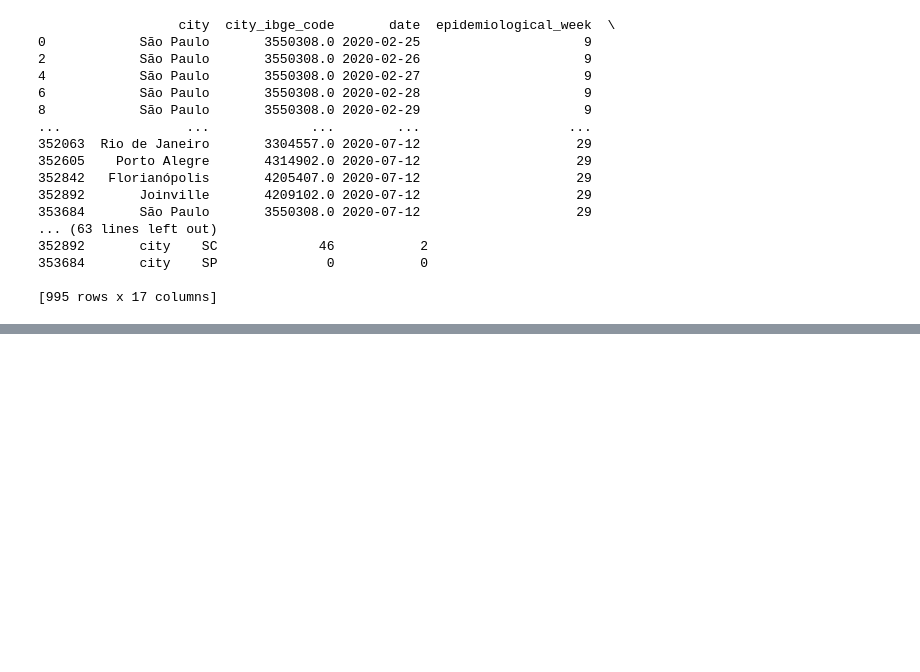
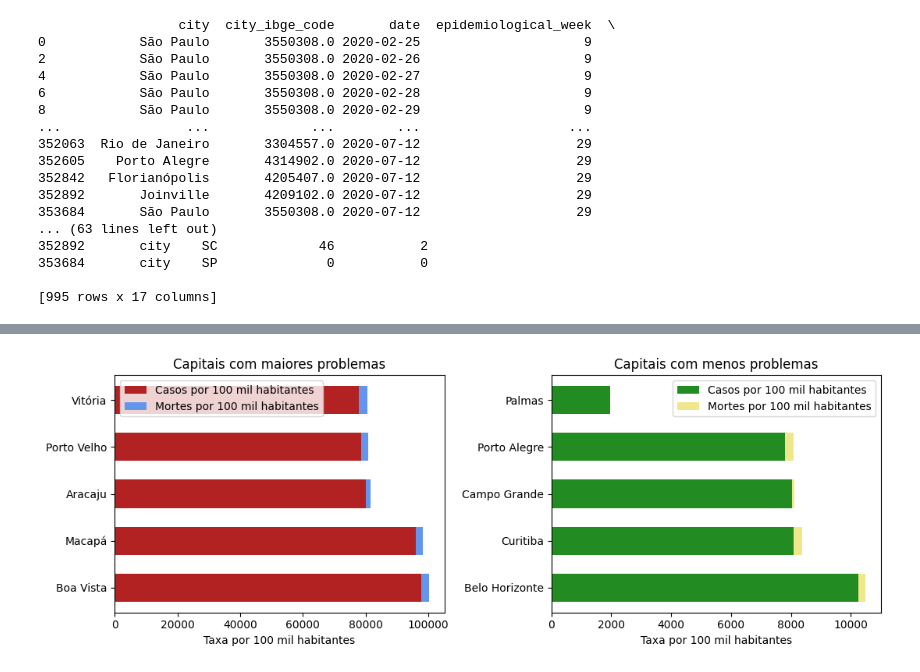
Before and after one commit to miraceli/cd-trabalho-1, a Jupyter notebook: report.ipynb, the cells around one changed output, grey strips where cells are left out. Drawn from its saved outputs; the diff is of its cells as text; code cells hidden in the pictures; blank space fills up the shorter version.

```diff
--- a/report.ipynb
+++ b/report.ipynb
@@ -117,0 +89,47 @@ plt.show()
+# %%
+capitais_brasileiras = [
+    "Rio Branco", "Maceió", "Macapá", "Manaus", "Salvador", "Fortaleza", "Brasília", "Vitória", "Goiânia",
+    "São Luís", "Cuiabá", "Campo Grande", "Belo Horizonte", "Belém", "João Pessoa", "Curitiba", "Recife",
+    "Teresina", "Rio de Janeiro", "Natal", "Porto Alegre", "Porto Velho", "Boa Vista", "Florianópolis",
+    "São Paulo", "Aracaju", "Palmas"
+]
+
+capitais = df[df['city'].isin(capitais_brasileiras)]
+
+capitais = capitais.drop_duplicates(subset=['city_ibge_code', 'last_available_date'])
+
+grouped = capitais.groupby('city_ibge_code').agg({
+    'city': 'last',
+    'estimated_population_2019': 'last',
+    'last_available_confirmed': 'sum',
+    'last_available_deaths': 'sum'
+})
+
+grouped['cases_per_100k'] = (grouped['last_available_confirmed'] / grouped['estimated_population_2019'] * 100000).round(2)
+grouped['deaths_per_100k'] = (grouped['last_available_deaths'] / grouped['estimated_population_2019'] * 100000).round(2)
+
+grouped = grouped.sort_values(by='cases_per_100k', ascending=False)
+
+maiores_problemas = grouped.head(5)
+pouco_sem_problema = grouped.tail(5)
+
+plt.figure(figsize=(11, 4))
+
+plt.subplot(1, 2, 1)
+plt.barh(maiores_problemas['city'], maiores_problemas['cases_per_100k'], color='firebrick', label='Casos por 100 mil habitantes', height=0.6)
+plt.barh(maiores_problemas['city'], maiores_problemas['deaths_per_100k'], color='cornflowerblue', left=maiores_problemas['cases_per_100k'], label='Mortes por 100 mil habitantes', height=0.6)
+plt.xlabel('Taxa por 100 mil habitantes')
+plt.title('Capitais com maiores problemas')
+plt.legend(loc='upper left')
+
+plt.subplot(1, 2, 2)
+plt.barh(pouco_sem_problema['city'], pouco_sem_problema['cases_per_100k'], color='forestgreen', label='Casos por 100 mil habitantes', height=0.6)
+plt.barh(pouco_sem_problema['city'], pouco_sem_problema['deaths_per_100k'], color='khaki', left=pouco_sem_problema['cases_per_100k'], label='Mortes por 100 mil habitantes', height=0.6)
+plt.xlabel('Taxa por 100 mil habitantes')
+plt.title('Capitais com menos problemas')
+plt.legend(loc='upper right')
+
+plt.tight_layout()
+plt.show()
+# %% [output]
+[figure, added]
```
Also changed, not shown: parts of 7 cells of this notebook, 4 other files.
